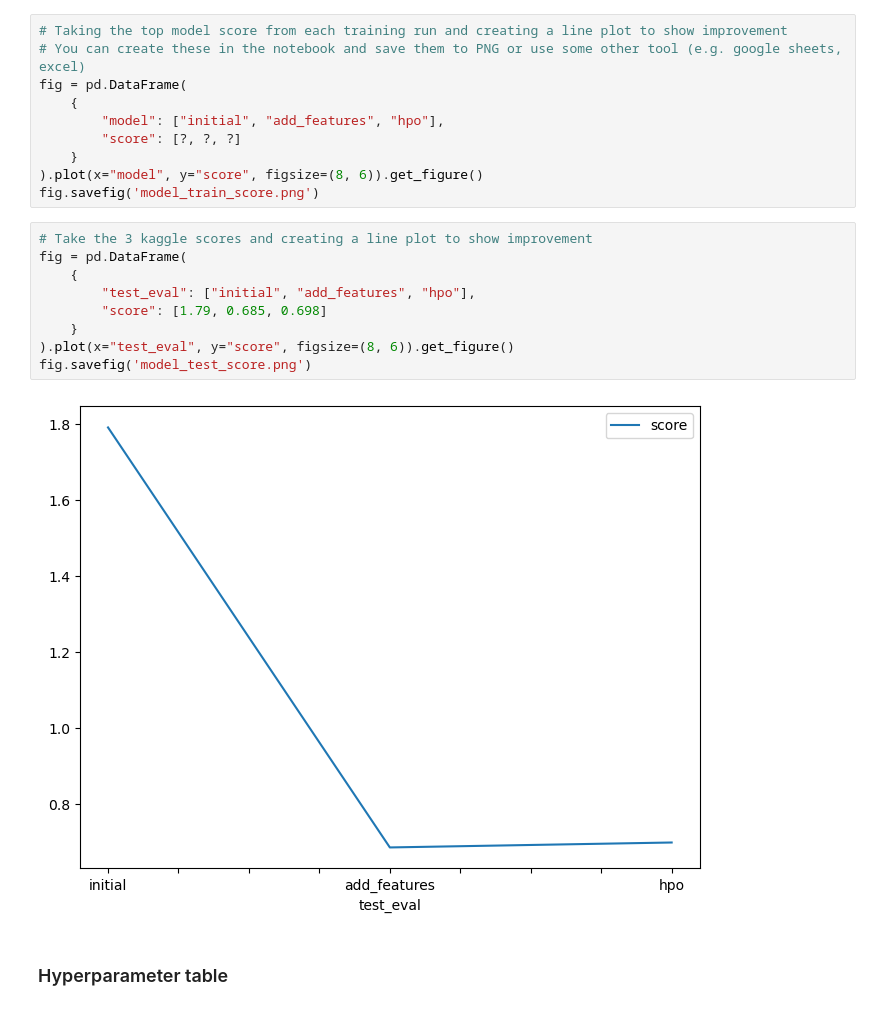
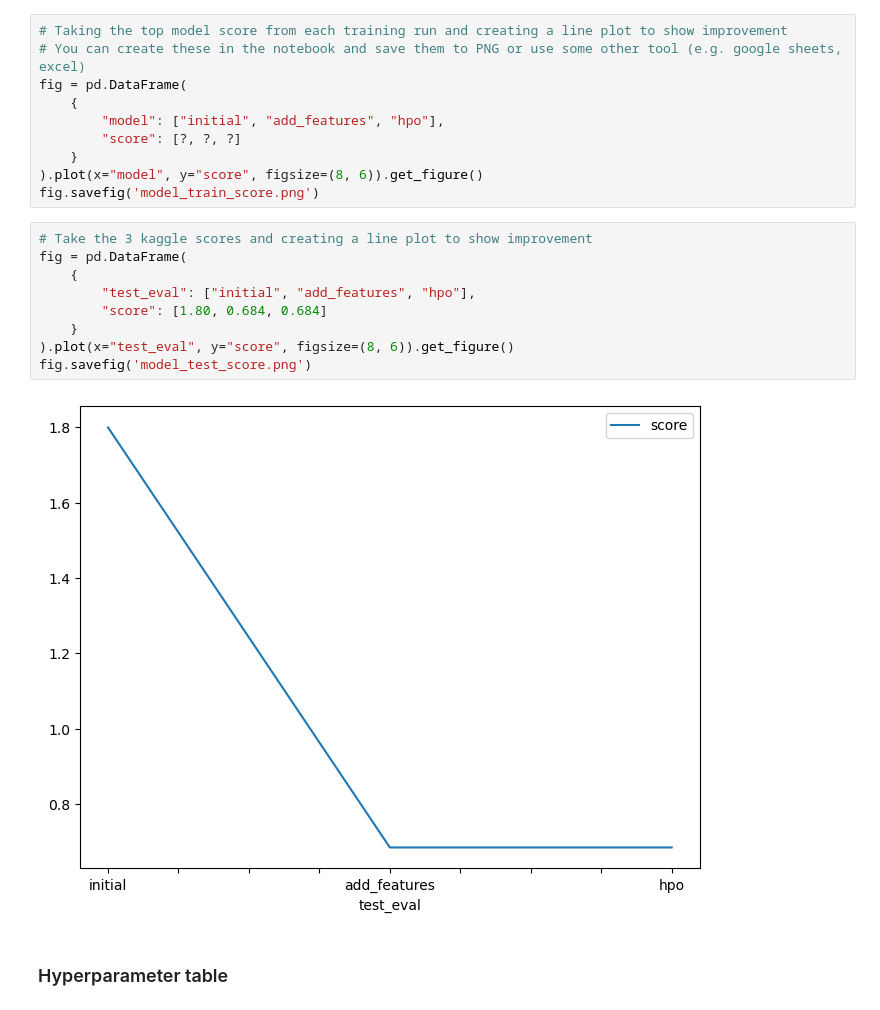
Before and after one commit to aparnapyg/udacity-cd0385-project-starter, a Jupyter notebook: project/project-template.ipynb, the cells around one changed output. Cells and saved outputs as stored; diff of their text form.

```diff
--- a/project/project-template.ipynb
+++ b/project/project-template.ipynb
@@ -587,13 +581,13 @@ fig.savefig('model_train_score.png')
 # %%
 # Take the 3 kaggle scores and creating a line plot to show improvement
 fig = pd.DataFrame(
     {
         "test_eval": ["initial", "add_features", "hpo"],
-        "score": [1.79, 0.685, 0.698]
+        "score": [1.80, 0.684, 0.684]
     }
 ).plot(x="test_eval", y="score", figsize=(8, 6)).get_figure()
 fig.savefig('model_test_score.png')
 # %% [output]
-[figure, old version]
+[figure, new version]
 # %% [markdown]
 ### Hyperparameter table
```
Also changed, not shown: parts of 14 cells of this notebook, 1 other file.
